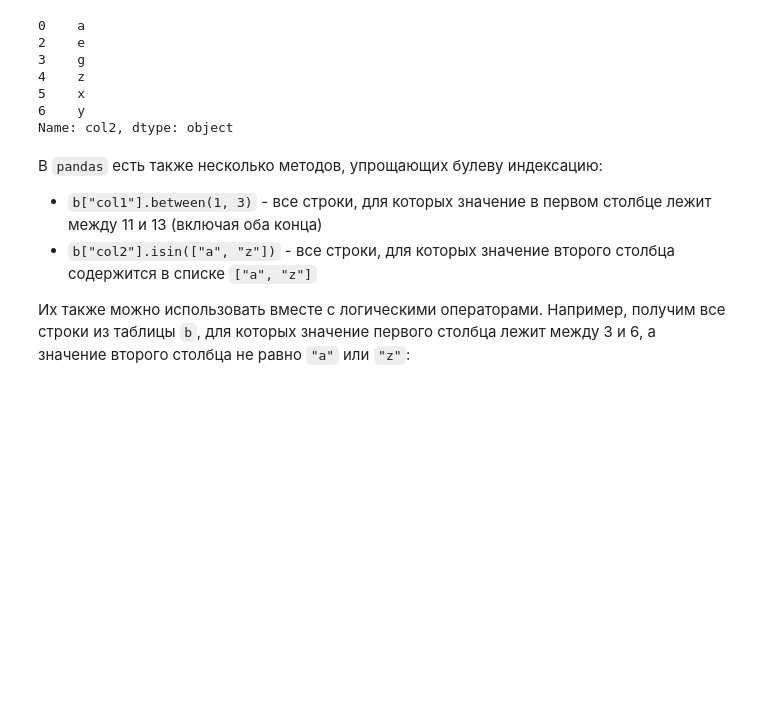
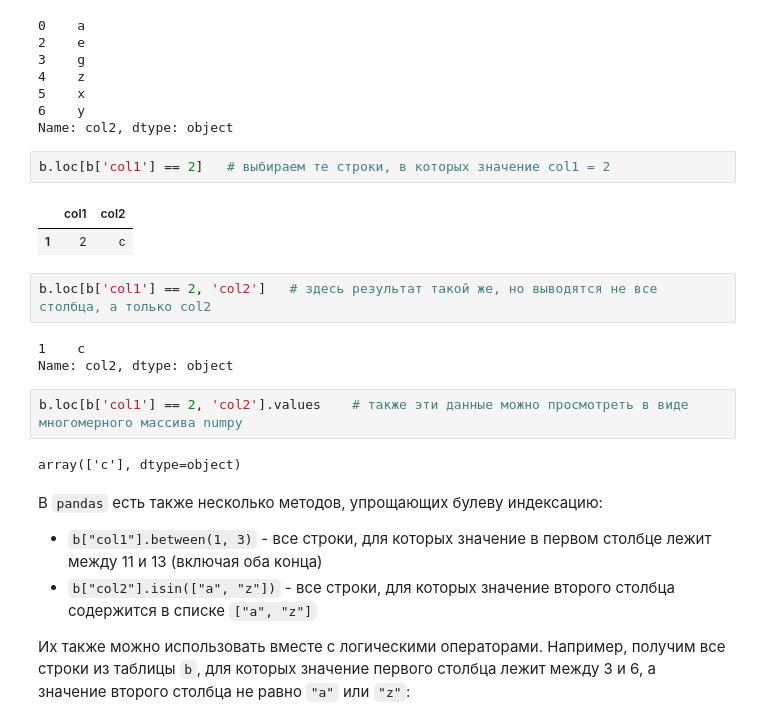
Before and after one commit to alsu198613/GB4623_A_Python_for_Analytics, a Jupyter notebook: Общие материалы по библиотекам/Pandas/2_Работа_с_Pandas(notebook).ipynb, the cells around one changed output. Cells and saved outputs as stored; diff of their text form; blank space fills up the shorter version.

```diff
--- a/Общие материалы по библиотекам/Pandas/2_Работа_с_Pandas(notebook).ipynb
+++ b/Общие материалы по библиотекам/Pandas/2_Работа_с_Pandas(notebook).ipynb
@@ -420,6 +465,20 @@ b.loc[(b["col1"] > 3) | (b["col1"] == 1), "col2"]
 5    x
 6    y
 Name: col2, dtype: object
+# %%
+b.loc[b['col1'] == 2]   # выбираем те строки, в которых значение col1 = 2
+# %% [output]
+|  | col1 | col2 |
+| 1 | 2 | c |
+# %%
+b.loc[b['col1'] == 2, 'col2']   # здесь результат такой же, но выводятся не все столбца, а только col2
+# %% [output]
+1    c
+Name: col2, dtype: object
+# %%
+b.loc[b['col1'] == 2, 'col2'].values    # также эти данные можно просмотреть в виде многомерного массива numpy
+# %% [output]
+array(['c'], dtype=object)
 # %% [markdown]
 В `pandas` есть также несколько методов, упрощающих булеву индексацию:
 
```
Also changed, not shown: parts of 79 cells of this notebook, 5 other files.
